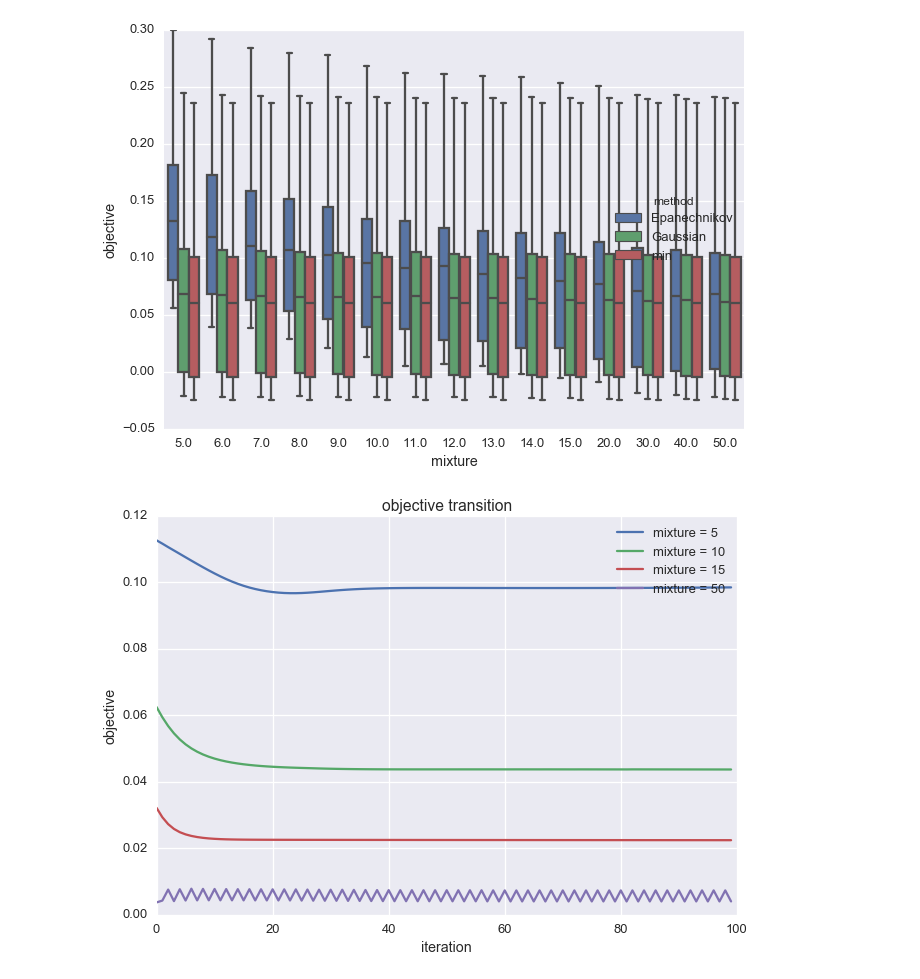
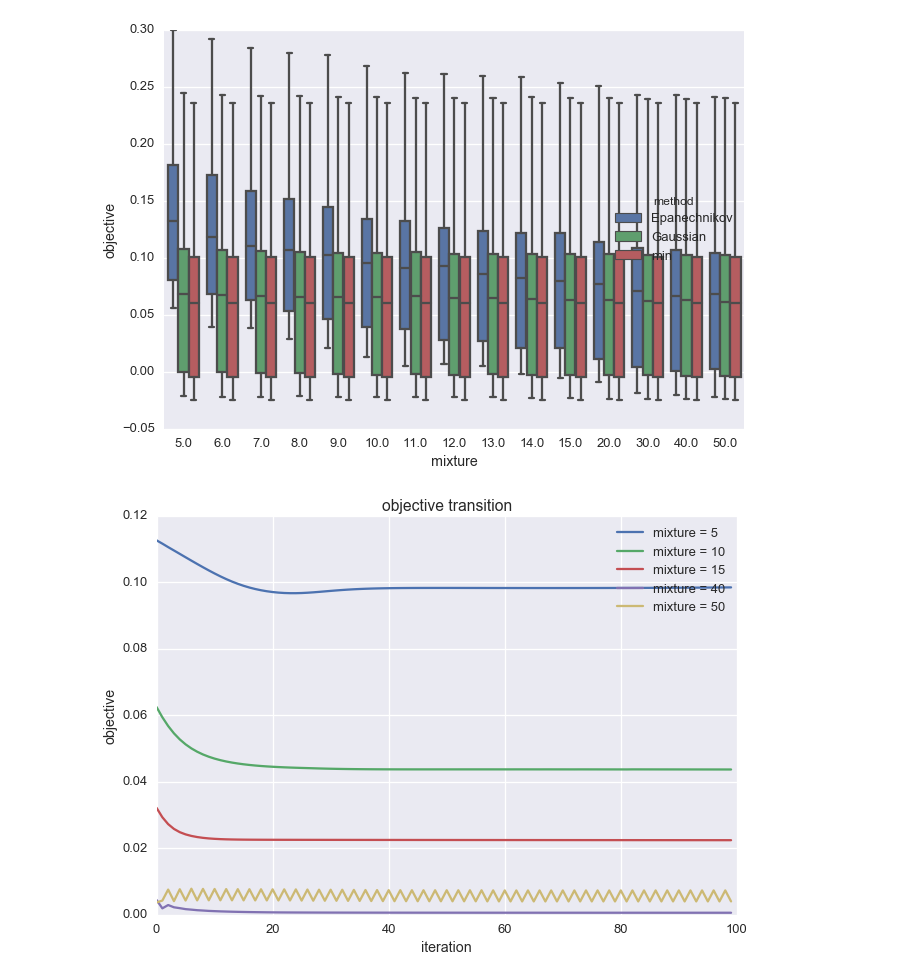
Before and after one commit to daigo0927/ShadeAnalysis, a Jupyter notebook: Exp1_component/Consideration.ipynb, the cells around one changed output. Saved outputs shown, nothing was run; the diff lists cells and outputs as text; code cells hidden in the pictures.

```diff
--- a/Exp1_component/Consideration.ipynb
+++ b/Exp1_component/Consideration.ipynb
@@ -82,19 +82,20 @@ sns.plt.savefig('/Users/Daigo/Desktop/compare_full.png')
 # %%
 sns.set_context = 'paper'
 
 fig = plt.figure()
 ax = fig.add_subplot(111)
 ax.plot(hist_E[0, 0, :], label = 'mixture = 5')
 ax.plot(hist_E[6, 0,:], label = 'mixture = 10')
 ax.plot(hist_E[10, 0, :], label = 'mixture = 15')
+ax.plot(hist_E[13, 0, :], label = 'mixture = 40')
 ax.plot(hist_E[14, 0, :], label = 'mixture = 50')
 ax.set_xlabel('iteration')
 ax.set_ylabel('objective')
 ax.set_title('objective transition')
 ax.legend()
-plt.savefig('/Users/Daigo/Desktop/obj_trans.png')
+plt.savefig('/Users/Daigo/Desktop/obj_trans2.png')
 # %% [output]
-[figure, old version]
+[figure, new version]
 # %%
 ! git add Consideration.ipynb
 ! git commit -m 'initial commit'
```
Also changed, not shown: parts of 1 cell of this notebook.
